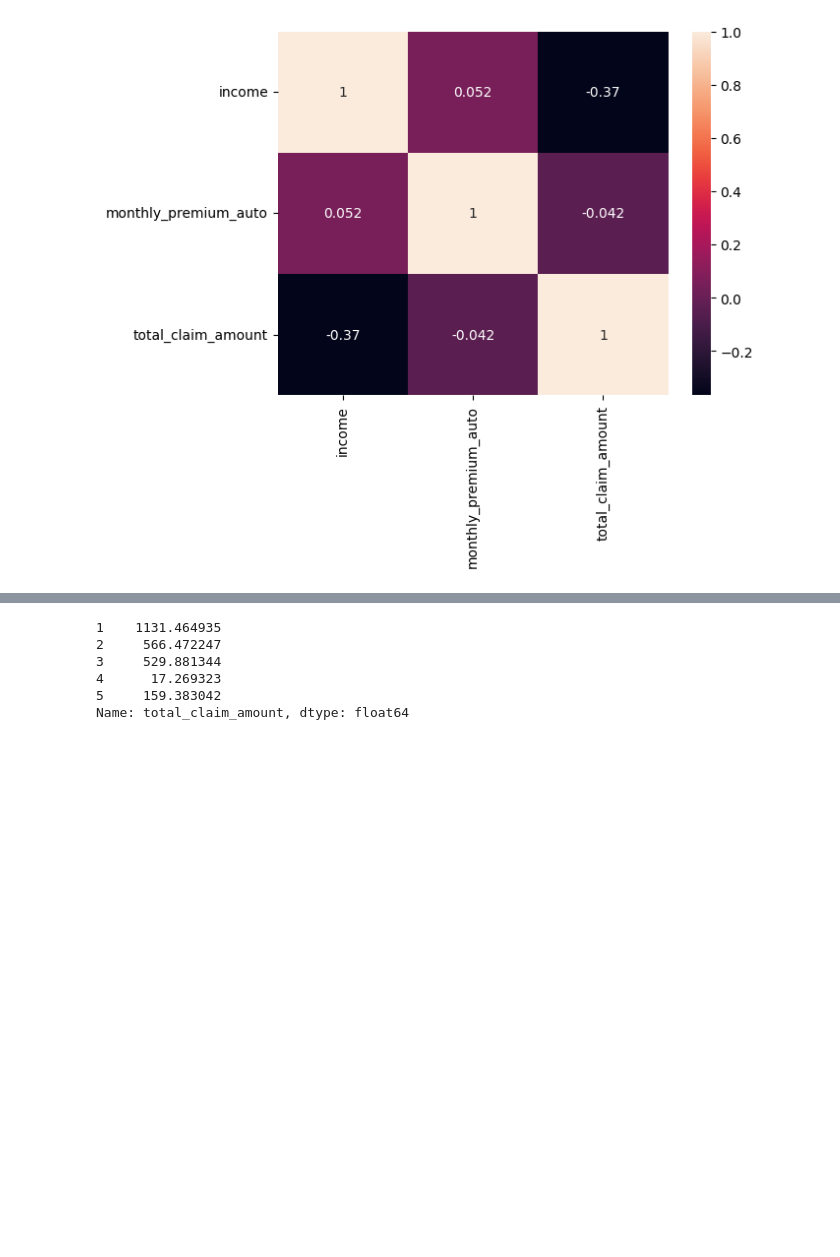
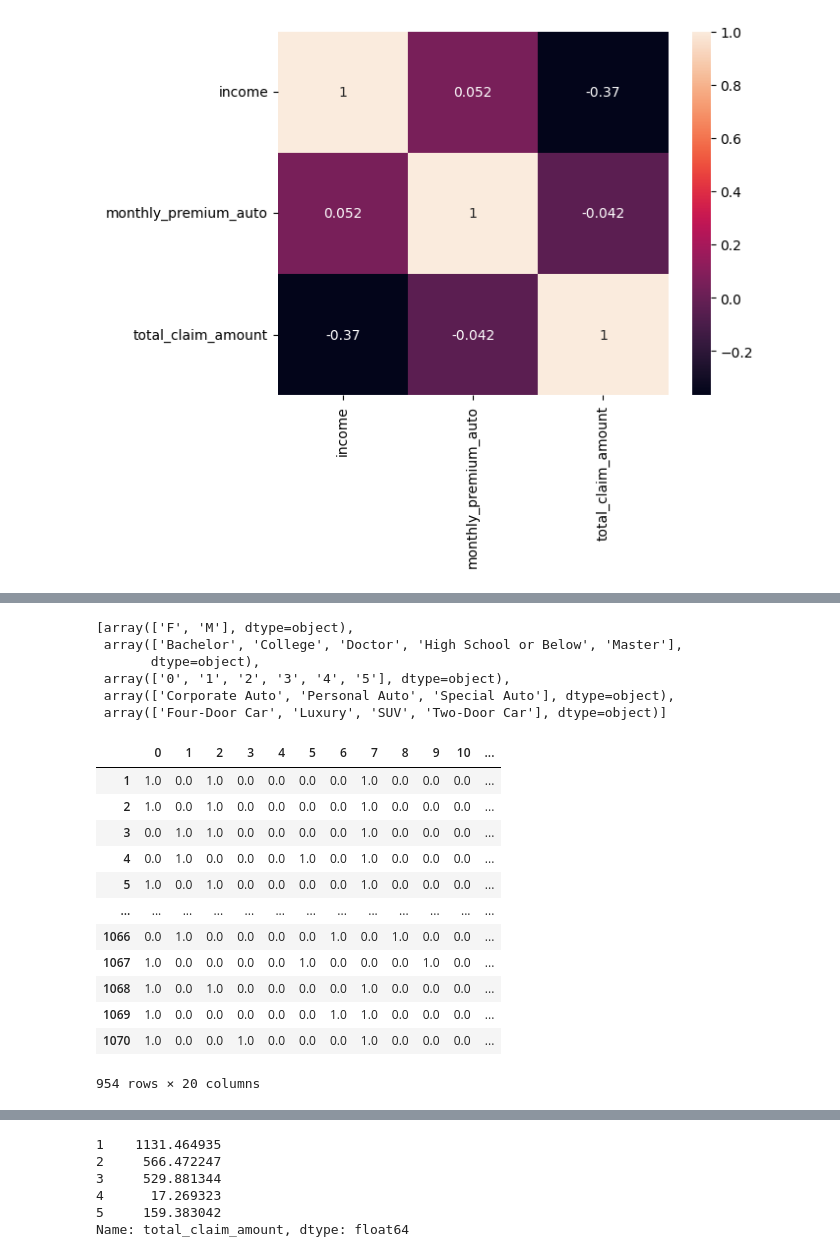
Before and after one commit to NURIAT83/lab-dw-data-cleaning-and-formatting, a Jupyter notebook: lab-dw-data-cleaning-and-formatting_SIXTH_DRAFT.ipynb, the cells around one changed output, grey strips where cells are left out. Cells and saved outputs as stored; diff of their text form; code cells hidden in the pictures; blank space fills up the shorter version.

```diff
--- a/lab-dw-data-cleaning-and-formatting_SIXTH_DRAFT.ipynb
+++ b/lab-dw-data-cleaning-and-formatting_SIXTH_DRAFT.ipynb
@@ -694,8 +687,8 @@ insurance_df_numerical=pd.DataFrame(x_standardized, columns=X_num.columns).descr
 #MAE.
 # %%
 #One Hot/Label Encoding (categorical).
-#We are not going to use "customer" inside the categorical values
-categorical_cols = ['gender', 'education', 'st', 'policy_type','vehicle_class','number_of_open_complaints']
+#We are not going to use "customer"  and "state" inside the categorical values
+categorical_cols = ['gender', 'education','number_of_open_complaints', 'policy_type','vehicle_class',]
+
 from sklearn.preprocessing import OneHotEncoder
 from sklearn.preprocessing import LabelEncoder
-le = LabelEncoder()
@@ -731,0 +695,3 @@ X.head()
+# %%
+ohe = OneHotEncoder()
+array_hot_encoded = ohe.fit_transform(insurance_customers_df[categorical_cols]).toarray()
@@ -731,0 +709,29 @@ X.head()
+# %%
+# The categories corresponding to each of the categorical columns encoded
+ohe.categories_
+# %% [output]
+[array(['F', 'M'], dtype=object),
+ array(['Bachelor', 'College', 'Doctor', 'High School or Below', 'Master'],
+       dtype=object),
+ array(['0', '1', '2', '3', '4', '5'], dtype=object),
+ array(['Corporate Auto', 'Personal Auto', 'Special Auto'], dtype=object),
+ array(['Four-Door Car', 'Luxury', 'SUV', 'Two-Door Car'], dtype=object)]
+# %%
+#Convert it to df
+insurance_customers_df_hot_encoded = pd.DataFrame(array_hot_encoded,index=insurance_customers_df.index)
+# %%
+insurance_customers_df_hot_encoded
+# %% [output]
+|  | 0 | 1 | 2 | 3 | 4 | 5 | 6 | 7 | 8 | 9 | 10 | ... |
+| 1 | 1.0 | 0.0 | 1.0 | 0.0 | 0.0 | 0.0 | 0.0 | 1.0 | 0.0 | 0.0 | 0.0 | ... |
+| 2 | 1.0 | 0.0 | 1.0 | 0.0 | 0.0 | 0.0 | 0.0 | 1.0 | 0.0 | 0.0 | 0.0 | ... |
+| 3 | 0.0 | 1.0 | 1.0 | 0.0 | 0.0 | 0.0 | 0.0 | 1.0 | 0.0 | 0.0 | 0.0 | ... |
+| 4 | 0.0 | 1.0 | 0.0 | 0.0 | 0.0 | 1.0 | 0.0 | 1.0 | 0.0 | 0.0 | 0.0 | ... |
+| 5 | 1.0 | 0.0 | 1.0 | 0.0 | 0.0 | 0.0 | 0.0 | 1.0 | 0.0 | 0.0 | 0.0 | ... |
+| ... | ... | ... | ... | ... | ... | ... | ... | ... | ... | ... | ... | ... |
+| 1066 | 0.0 | 1.0 | 0.0 | 0.0 | 0.0 | 0.0 | 1.0 | 0.0 | 1.0 | 0.0 | 0.0 | ... |
+| 1067 | 1.0 | 0.0 | 0.0 | 0.0 | 0.0 | 1.0 | 0.0 | 0.0 | 0.0 | 1.0 | 0.0 | ... |
+| 1068 | 1.0 | 0.0 | 1.0 | 0.0 | 0.0 | 0.0 | 0.0 | 1.0 | 0.0 | 0.0 | 0.0 | ... |
+| 1069 | 1.0 | 0.0 | 0.0 | 0.0 | 0.0 | 0.0 | 1.0 | 1.0 | 0.0 | 0.0 | 0.0 | ... |
+| 1070 | 1.0 | 0.0 | 0.0 | 1.0 | 0.0 | 0.0 | 0.0 | 1.0 | 0.0 | 0.0 | 0.0 | ... |
+954 rows × 20 columns
```
Also changed, not shown: parts of 15 cells of this notebook, 4 other files.
